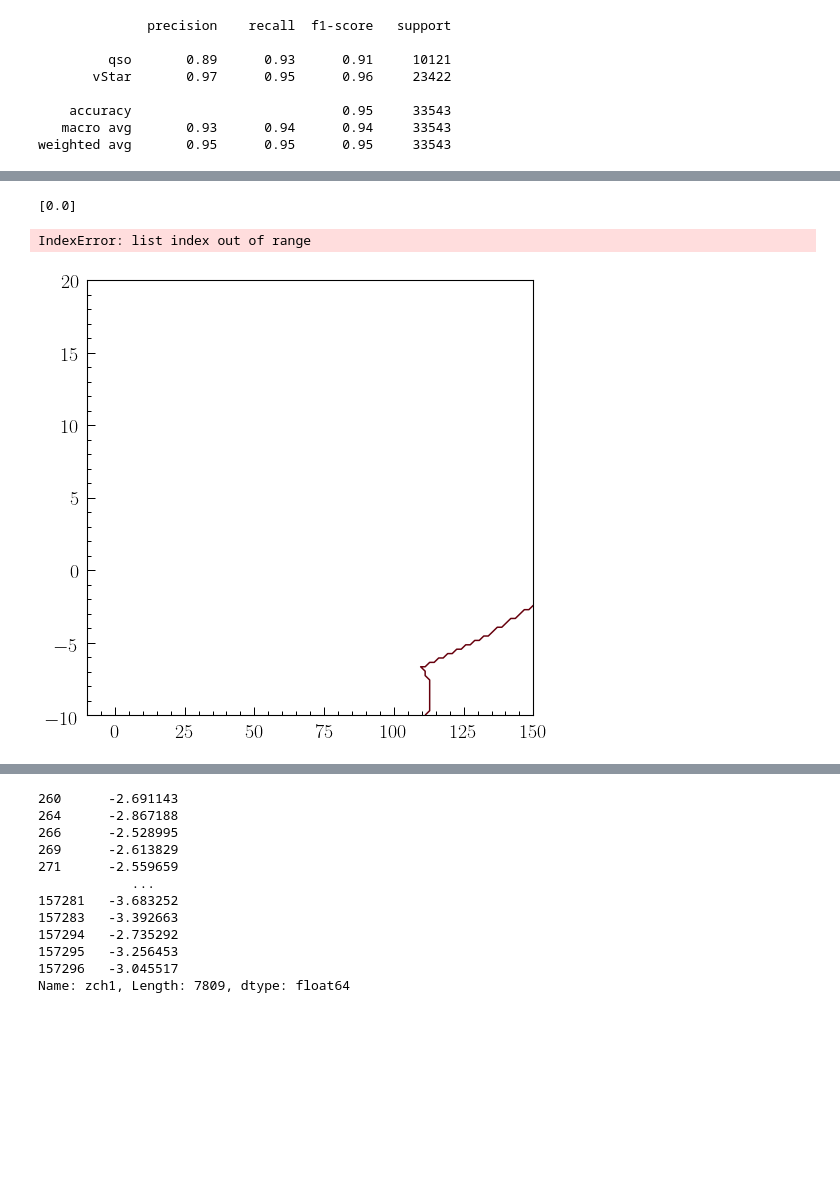
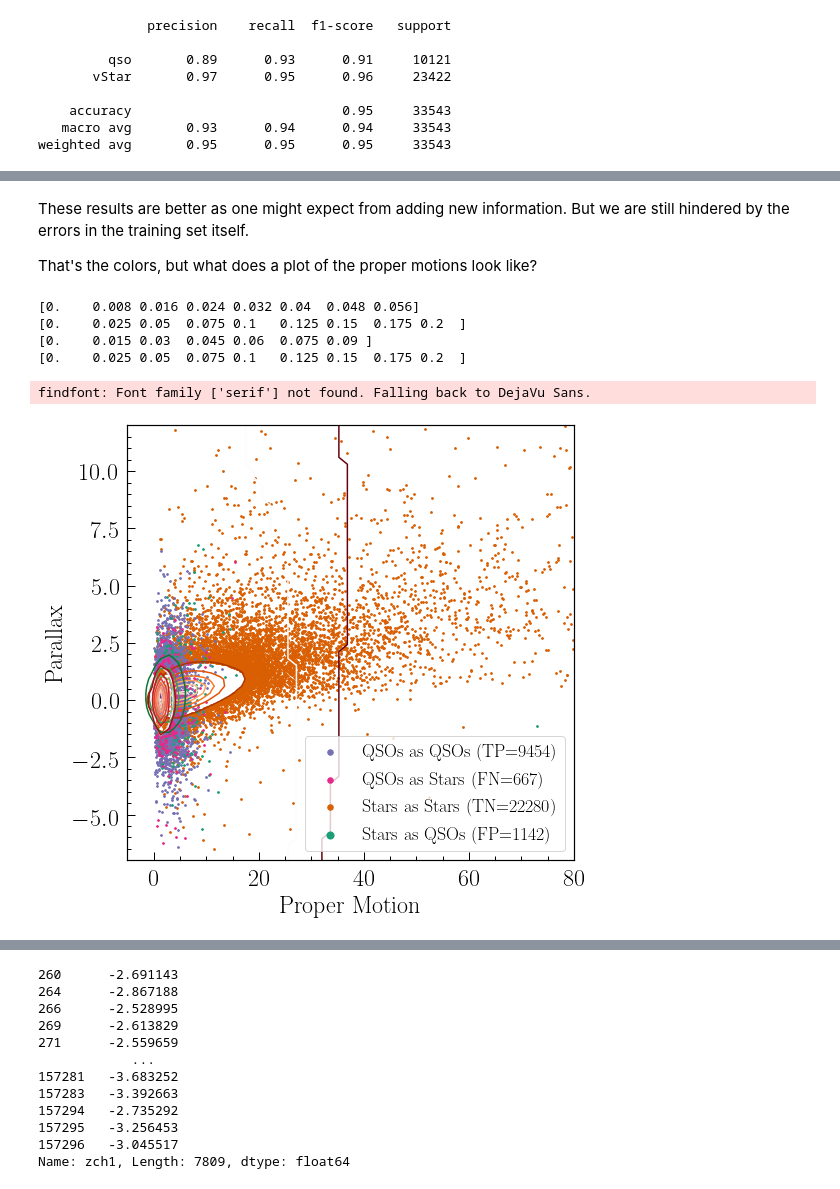
Before and after one commit to RichardsGroup/LSST_training, a Jupyter notebook: Script_NBs/02_AGN_classification_example-gtrtest.ipynb, the cells around one changed output, grey strips where cells are left out. Saved outputs shown, nothing was run; the diff lists cells and outputs as text; code cells hidden in the pictures; blank space fills up the shorter version.

```diff
--- a/Script_NBs/02_AGN_classification_example-gtrtest.ipynb
+++ b/Script_NBs/02_AGN_classification_example-gtrtest.ipynb
@@ -31,5 +48,7 @@ import palettable
 init()
 # %%
+#Setup defaults for plotting
+
 def figsze(hscale, vscale=(np.sqrt(5.0)-1.0)/2.0, fig_width_pt = 800.0):
     """
     Get the fig_width_pt by inserting \the\textwidth into LaTeX document.
@@ -46,14 +65,14 @@ def figsze(hscale, vscale=(np.sqrt(5.0)-1.0)/2.0, fig_width_pt = 800.0):
     return fig_size
 
 pgf_with_latex = {                      # setup matplotlib to use latex for output
-    "axes.linewidth":1.1,               # width of box, 2 is too wide, 1 is too narrow
+    "axes.linewidth":1.2,               # width of box, 2 is too wide, 1 is too narrow
     "pgf.texsystem": "pdflatex",        # change this if using xetex or lautex
     "text.usetex": True,                # use LaTeX to write all text
     "font.family": "serif",
     "font.serif": [],                   # blank entries should cause plots to inherit fonts from the document
     "font.sans-serif": [],
     "font.monospace": [],
-    "axes.labelsize": 20,               # LaTeX default is 10pt font, font size of axis text label
+    "axes.labelsize": 24,               # LaTeX default is 10pt font, font size of axis text label
     "axes.labelpad" : 6,                # Distance between label and axis
     "axes.formatter.limits":[-99,99],   # use sci notation if log10 of axis range is smaller than first or larger than second.
                                         # GTR: Actually *don't* -- should change the axis label instead.  E.g., "Flux Density (10^-17 ergs/s/cm^2)"
@@ -61,10 +80,10 @@ pgf_with_latex = {                      # setup matplotlib to use latex for outp
                                         # axes.ticklabel_format(style='plain')
     #"axes.formatter.style":"plain",    # Turn off multiplicative offsets (sci notation) to the axes [GTR: Doesn't work]
     "axes.formatter.useoffset":False,   # Turn off additive offsets to the axes
-    "font.size": 20,
-    "legend.fontsize": 18,              # Make the legend/label fonts a little smaller
-    "xtick.labelsize": 20,              # Font size of numbers
-    "ytick.labelsize": 20,
+    "font.size": 24,
+    "legend.fontsize": 24,              # Make the legend/label fonts a little smaller
+    "xtick.labelsize": 24,              # Font size of numbers
+    "ytick.labelsize": 24,
     "xtick.direction": "in",
     "ytick.direction": "in",
     "xtick.minor.visible": True,
@@ -380,7 +430,7 @@ print(Xcolors.shape)
 from sklearn.ensemble import RandomForestClassifier
 # %%
 #Instantiate a model with the parameters we decide upon.
-model = RandomForestClassifier(n_estimators=200)
+model = RandomForestClassifier(n_estimators=50)
 # %%
 #See what fraction are correct
 from sklearn.model_selection import cross_val_score
@@ -684 +675,5 @@ for i, axis in enumerate(ax.ravel()):
+# %% [markdown]
+These results are better as one might expect from adding new information.  But we are still hindered by the errors in the training set itself.
+
+That's the colors, but what does a plot of the proper motions look like?
 # %%
@@ -688,33 +683,48 @@ train_df['pm'] = np.sqrt(train_df['pmra']*train_df['pmra'] + train_df['pmdec']*t
 # %%
 lims = np.array([[-10,150], [-10,20]])
 lims = lims.flatten()
 levels = None
 #levels = [10, 50, 90]
 nlevel=1
 
 # Make the figure:
 #fig,ax = plt.figure(figsize=(8,8))
 fig, axis = plt.subplots(1,1,figsize=(8,8))
 
 
 handles, labels = (0, 0)
 
-contour_scatter(train_df[tnmask2]['pm'], train_df[tnmask2]['parallax'], lims=lims, levels=levels, nlevel=nlevel, cmap='Reds_r', color='red', kwargs_plot={'rasterized':True, 's':2}, ax=axis)
-contour_scatter(train_df[tpmask2]['pm'], train_df[tpmask2]['parallax'], lims=lims, levels=levels, nlevel=nlevel, cmap='Blues_r', color='blue', kwargs_plot={'rasterized':True, 's':2}, ax=axis)
+contour_scatter(train_df[tnmask2]['pm'], train_df[tnmask2]['parallax'], lims=lims, levels=levels, nlevel=nlevel, cmap='Oranges_r', color=csdark[1], kwargs_plot={'rasterized':True, 's':3}, ax=axis)
+contour_scatter(train_df[tpmask2]['pm'], train_df[tpmask2]['parallax'], lims=lims, levels=levels, nlevel=nlevel, cmap='Purples', color=csdark[2], kwargs_plot={'rasterized':True, 's':3}, ax=axis)
+contour_scatter(train_df[fnmask2]['pm'], train_df[fnmask2]['parallax'], lims=lims, levels=levels, nlevel=nlevel, cmap='Greens_r', color=csdark[0], kwargs_plot={'rasterized':True, 's':3}, ax=axis)
+contour_scatter(train_df[fpmask2]['pm'], train_df[fpmask2]['parallax'], lims=lims, levels=levels, nlevel=nlevel, cmap='Reds_r', color=csdark[3], kwargs_plot={'rasterized':True, 's':3}, ax=axis)
+#axis.scatter(train_df[fnmask]['stdColor[2]'], train_df[fnmask]['stdColor[3]'],color=csdark[3],s=3)
+#axis.scatter(train_df[fpmask]['stdColor[2]'], train_df[fpmask]['stdColor[3]'],color=csdark[0],s=3)
+
+#contour_scatter(train_df[tnmask2]['pm'], train_df[tnmask2]['parallax'], lims=lims, levels=levels, nlevel=nlevel, cmap='Reds_r', color='red', kwargs_plot={'rasterized':True, 's':2}, ax=axis)
+#contour_scatter(train_df[tpmask2]['pm'], train_df[tpmask2]['parallax'], lims=lims, levels=levels, nlevel=nlevel, cmap='Blues_r', color='blue', kwargs_plot={'rasterized':True, 's':2}, ax=axis)
 #contour_scatter(train_df[fpmask2]['pm'], train_df[fpmask2]['parallax'], lims=lims, levels=levels, nlevel=nlevel, cmap='Oranges_r', color='orange', kwargs_plot={'rasterized':True, 's':3}, ax=axis)
 #contour_scatter(train_df[fnmask2]['pm'], train_df[fnmask2]['parallax'], lims=lims, levels=levels, nlevel=nlevel, cmap='Purples_r', color='purple', kwargs_plot={'rasterized':True, 's':3}, ax=axis)
-axis.scatter(train_df[fpmask2]['pm'], train_df[fpmask2]['parallax'],color='cyan',s=3)
-axis.scatter(train_df[fnmask2]['pm'], train_df[fnmask2]['parallax'],color='orange',s=3)
+#axis.scatter(train_df[fpmask2]['pm'], train_df[fpmask2]['parallax'],color='cyan',s=3)
+#axis.scatter(train_df[fnmask2]['pm'], train_df[fnmask2]['parallax'],color='orange',s=3)
 axis.set_xlim(-5,80)
 axis.set_ylim(-7,12)
 axis.set_xlabel('Proper Motion')
 axis.set_ylabel('Parallax')
 
 #axis.set_axis_off()
-handles = [plt.scatter([], [], color='red', s=30),plt.scatter([],[],color='blue',s=30),plt.scatter([],[],color='cyan',s=30),plt.scatter([],[],color='orange',s=30)]
-labels  = ['Stars as Stars (TP='+str(tnmask2.sum())+')', 'QSOs as QSOs (TP='+str(tpmask2.sum())+')', 'QSOs as Stars (FN='+str(fnmask2.sum())+')', 'Stars as QSOs (FP='+str(fpmask2.sum())+')']
-legend = axis.legend(handles, labels, loc='best')
+#handles = [plt.scatter([], [], color='red', s=30),plt.scatter([],[],color='blue',s=30),plt.scatter([],[],color='cyan',s=30),plt.scatter([],[],color='orange',s=30)]
+#handles = [plt.scatter([], [], color=csdark[1], s=30),plt.scatter([],[],color=csdark[2],s=30),plt.scatter([],[],color=csdark[3],s=30),plt.scatter([],[],color=csdark[0],s=50)]
+#labels  = ['Stars as Stars (TP='+str(tnmask2.sum())+')', 'QSOs as QSOs (TP='+str(tpmask2.sum())+')', 'QSOs as Stars (FN='+str(fnmask2.sum())+')', 'Stars as QSOs (FP='+str(fpmask2.sum())+')']
+handles = [plt.scatter([],[],color=csdark[2],s=30),plt.scatter([],[],color=csdark[3],s=30),plt.scatter([], [], color=csdark[1], s=30),plt.scatter([],[],color=csdark[0],s=50)]
+labels  = ['QSOs as QSOs (TP='+str(tpmask2.sum())+')', 'QSOs as Stars (FN='+str(fnmask2.sum())+')', 'Stars as Stars (TN='+str(tnmask2.sum())+')', 'Stars as QSOs (FP='+str(fpmask2.sum())+')']
+legend = axis.legend(handles, labels, loc='best', fontsize=18)
+
+plt.savefig('/home/idies/workspace/Storage/gtr/persistent/plots/MiMstarqso_colorsandpm_pmplot.png')
 # %% [output]
-[0.0]
+[0.    0.008 0.016 0.024 0.032 0.04  0.048 0.056]
+[0.    0.025 0.05  0.075 0.1   0.125 0.15  0.175 0.2  ]
+[0.    0.015 0.03  0.045 0.06  0.075 0.09 ]
+[0.    0.025 0.05  0.075 0.1   0.125 0.15  0.175 0.2  ]
-IndexError: list index out of range
+findfont: Font family ['serif'] not found. Falling back to DejaVu Sans.
-[figure, old version]
+[figure, new version]
```
Also changed, not shown: parts of 47 cells of this notebook.
